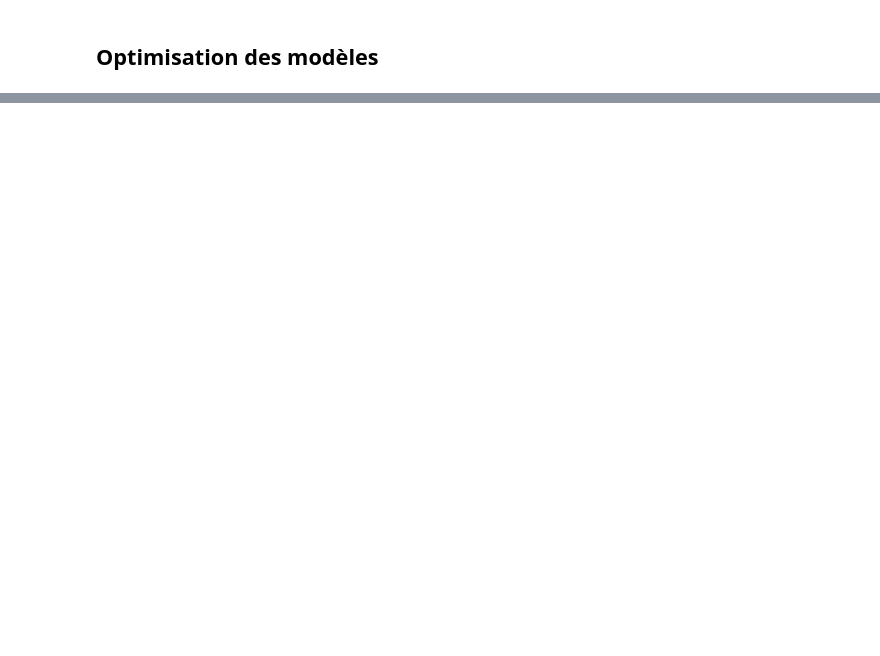
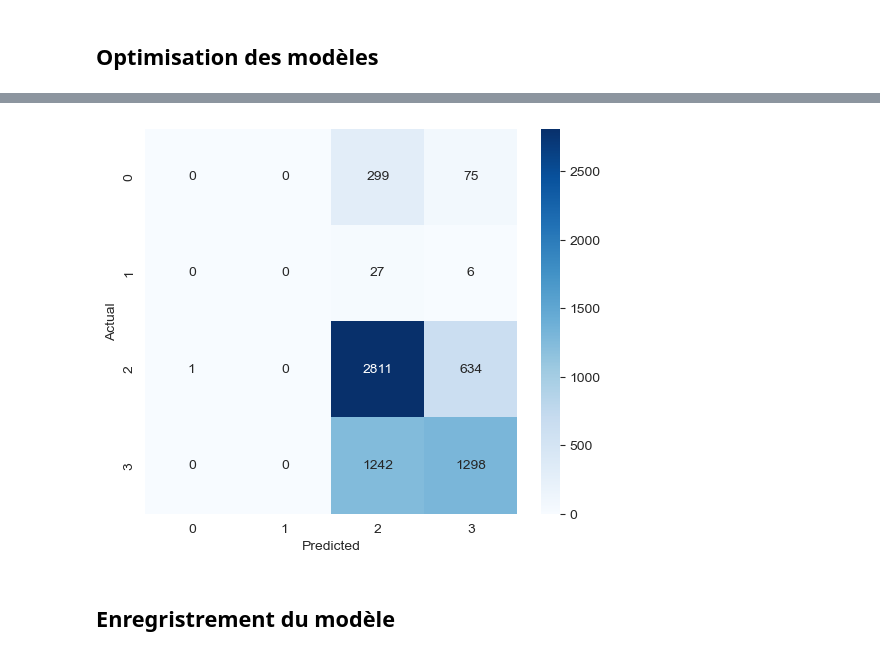
Before and after one commit to qm-h/Epsi_atelierComposantMetier, a Jupyter notebook: analyse.ipynb, the cells around one changed output, grey strips where cells are left out. Drawn from its saved outputs; the diff is of its cells as text; code cells hidden in the pictures; blank space fills up the shorter version.

```diff
--- a/analyse.ipynb
+++ b/analyse.ipynb
@@ -69,7 +84,6 @@ models = {
     "Gaussian NB": GaussianNB(),
     "MLP Classifier": MLPClassifier(max_iter=1000),
     "SGD": SGDClassifier(),
-    "XGBoost": XGBClassifier(use_label_encoder=False, eval_metric='mlogloss')
 }
 
 def fit_and_score(models, X_train, X_test, y_train, y_test):
@@ -81,14 +95,6 @@ def fit_and_score(models, X_train, X_test, y_train, y_test):
         model_scores[name] = model.score(X_test, y_test)
     return model_scores
 
-# Random seed for reproducibility
-np.random.seed(42)
-X_train, X_valid, y_train, y_valid = train_test_split(X, Y, test_size=0.2)
-
-label_encoder = LabelEncoder()
-y_train_encoded = label_encoder.fit_transform(y_train.values.ravel())
-y_valid_encoded = label_encoder.transform(y_valid.values.ravel())
-
 model_scores = fit_and_score(models, X_train, X_valid, y_train_encoded, y_valid_encoded)
 
 for model, score in model_scores.items():
@@ -138,15 +154,16 @@ gs2.best_params_
 # %%
 # Creation des meilleurs paramètres
-ideal_model_xgb = XGBClassifier(n_estimators=510,
-                                        min_samples_split=2,
-                                        min_samples_leaf=3,
-                                        max_depth=None,
-                                        max_features=0.5,
-                                        max_samples=10000,
-                                        n_jobs=-1)
-ideal_model_xgb.fit(X_train, y_train)
-train_score = ideal_model_xgb.score(X_train, y_train)
-valid_score = ideal_model_xgb.score(X_valid, y_valid)
+ideal_model_rf = RandomForestClassifier(n_estimators=260,
+                                         min_samples_split=18,
+                                         min_samples_leaf=1,
+                                         max_samples=10000,
+                                         max_features='sqrt',
+                                         max_depth=None,
+                                         n_jobs=-1,
+                                         random_state=42)
+ideal_model_rf.fit(X_train, y_train_encoded)
+train_score = ideal_model_rf.score(X_train, y_train_encoded)
+valid_score = ideal_model_rf.score(X_valid, y_valid_encoded)
 
 print("Précision sur l'ensemble d'entraînement : {:.2f}%".format(train_score * 100))
 print("Précision sur l'ensemble de validation : {:.2f}%".format(valid_score * 100))
@@ -155,5 +173,3 @@ ideal_model_xgb.fit(X_train, y_train)
 # %%
-from sklearn.metrics import RocCurveDisplay
-
 validation = X_valid
-prediction = ideal_model_xgb.predict(validation)
+prediction = ideal_model_rf.predict(validation)
@@ -168,13 +191,17 @@ print(classification_report(y_valid, prediction))
 # %%
 from sklearn.metrics import confusion_matrix
 import seaborn as sns
 
 # Calcul de la matrice de confusion
-cm = confusion_matrix(y_valid, prediction)
+cm = confusion_matrix(y_valid_encoded, prediction)
 
 # heatmap
 plt.figure(figsize=(6, 5))
 sns.heatmap(cm, annot=True, fmt='d', cmap='Blues')
 plt.xlabel('Predicted')
 plt.ylabel('Actual')
 plt.show()
+# %% [output]
+[figure, added]
+# %% [markdown]
+## Enregristrement du modèle
```
Also changed, not shown: parts of 18 cells of this notebook, 3 other files.
